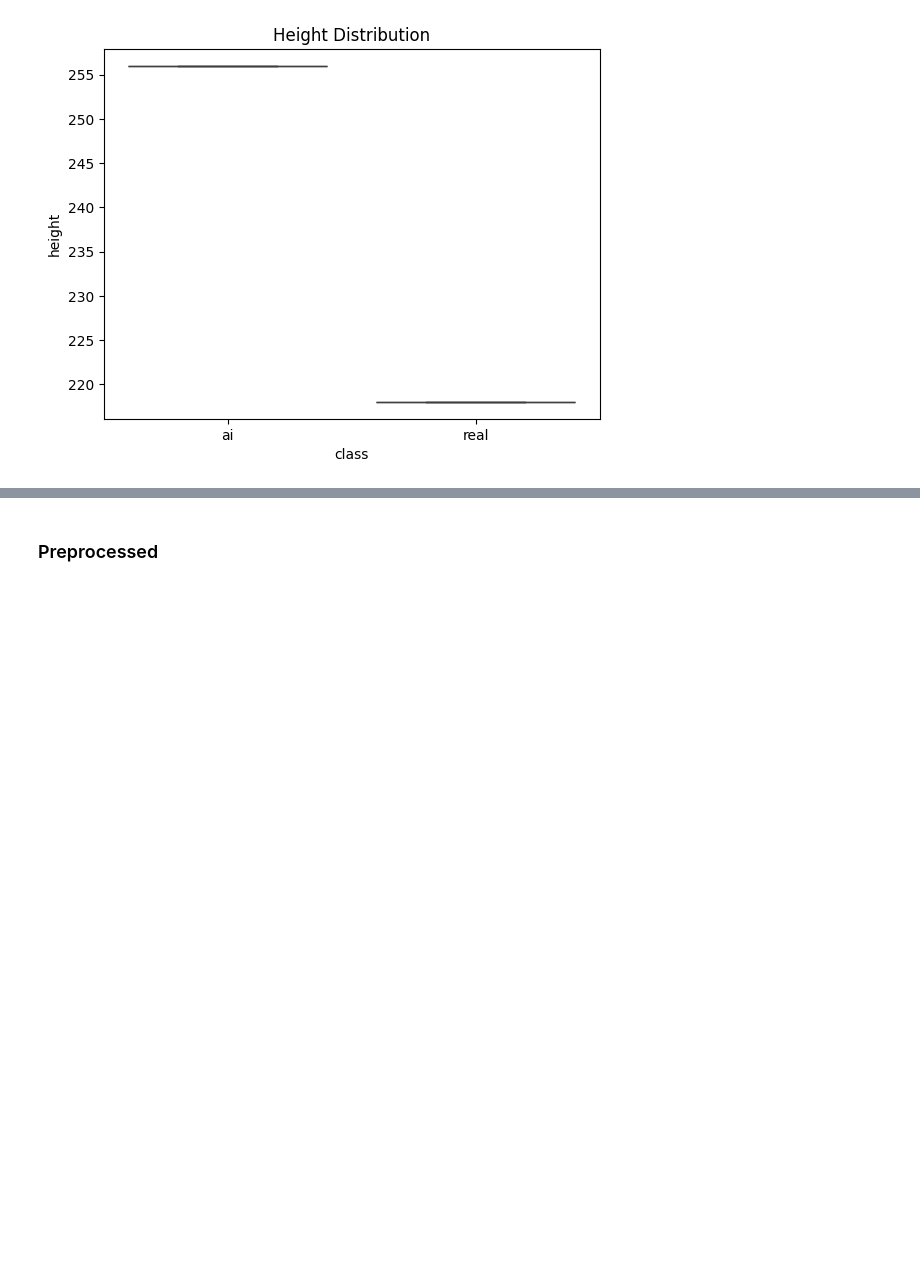
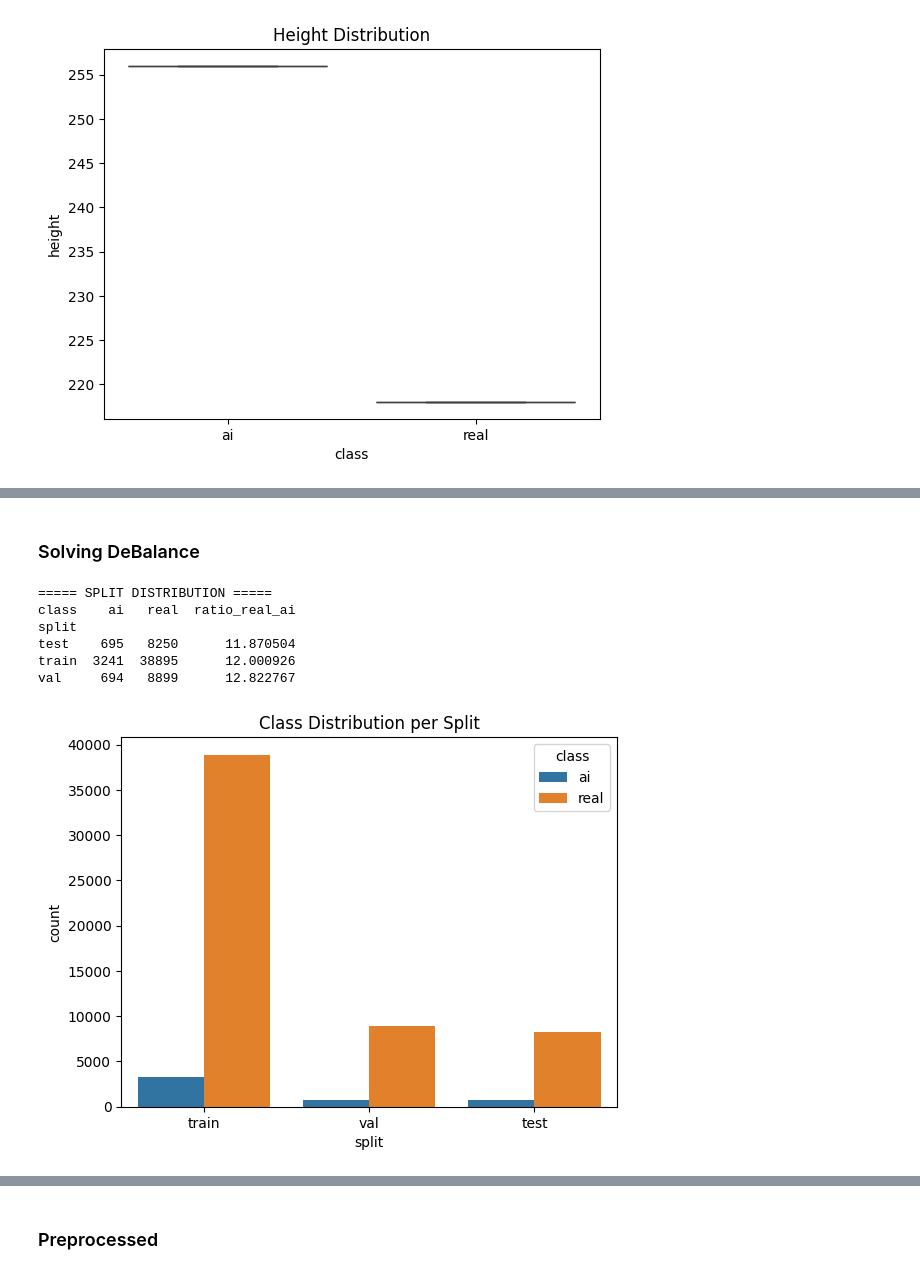
Before and after one commit to isavalladolidd/autoencoder-project, a Jupyter notebook: notebooks/01_msgg_processed,EDA_and_processed.ipynb, the cells around one changed output, grey strips where cells are left out. Saved outputs shown, nothing was run; the diff lists cells and outputs as text; code cells hidden in the pictures; blank space fills up the shorter version.

Commit message:
Notebook to do the pre-eda, to convert into the processed data and to do the final eda

```diff
--- a/notebooks/01_msgg_processed,EDA_and_processed.ipynb
+++ b/notebooks/01_msgg_processed,EDA_and_processed.ipynb
@@ -215,0 +218,2 @@ show_samples("real")
+# %% [markdown]
+### Solving DeBalance
@@ -215,0 +238,37 @@ show_samples("real")
+# %%
+
+INTERIM_PATH = PROJECT_ROOT / "data" / "interim"
+
+results = []
+
+for split in ["train", "val", "test"]:
+    for cls in ["ai", "real"]:
+        n = len(list((INTERIM_PATH / split / cls).glob("*")))
+        results.append({
+            "split": split,
+            "class": cls,
+            "count": n
+        })
+
+df_split = pd.DataFrame(results)
+
+df_pivot = df_split.pivot(index="split", columns="class", values="count")
+df_pivot["ratio_real_ai"] = df_pivot["real"] / df_pivot["ai"]
+
+print("===== SPLIT DISTRIBUTION =====")
+print(df_pivot)
+
+import seaborn as sns
+import matplotlib.pyplot as plt
+
+sns.barplot(data=df_split, x="split", y="count", hue="class")
+plt.title("Class Distribution per Split")
+plt.show()
+# %% [output]
+===== SPLIT DISTRIBUTION =====
+class    ai   real  ratio_real_ai
+split
+test    695   8250      11.870504
+train  3241  38895      12.000926
+val     694   8899      12.822767
+[figure, added]
```
Also changed, not shown: parts of 38 cells of this notebook.
